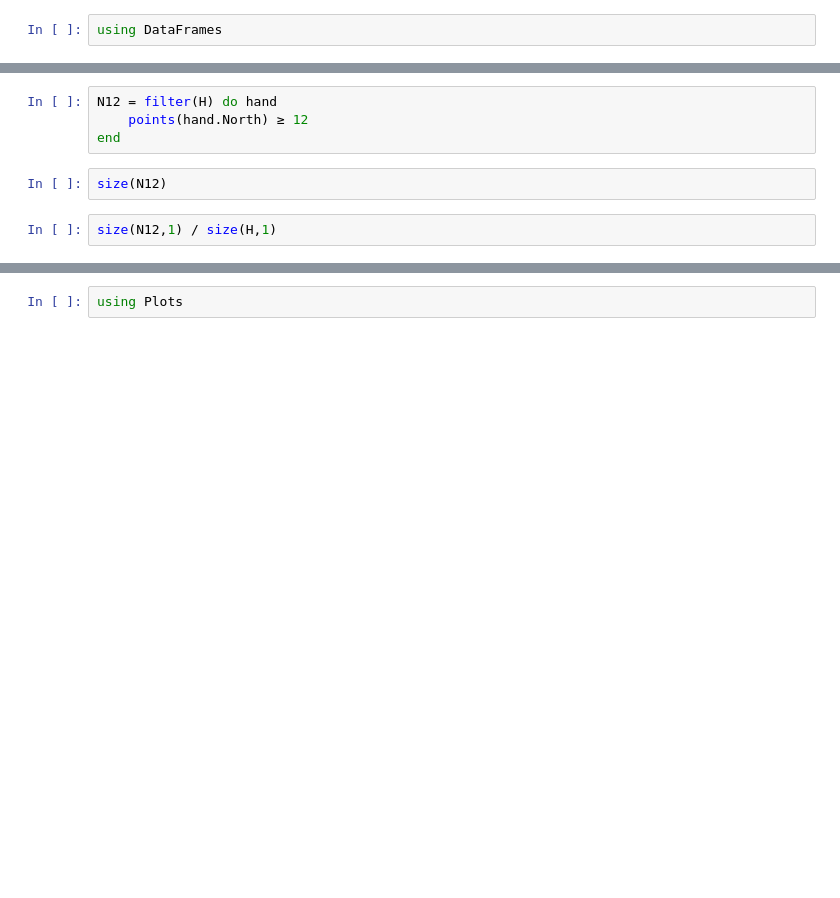
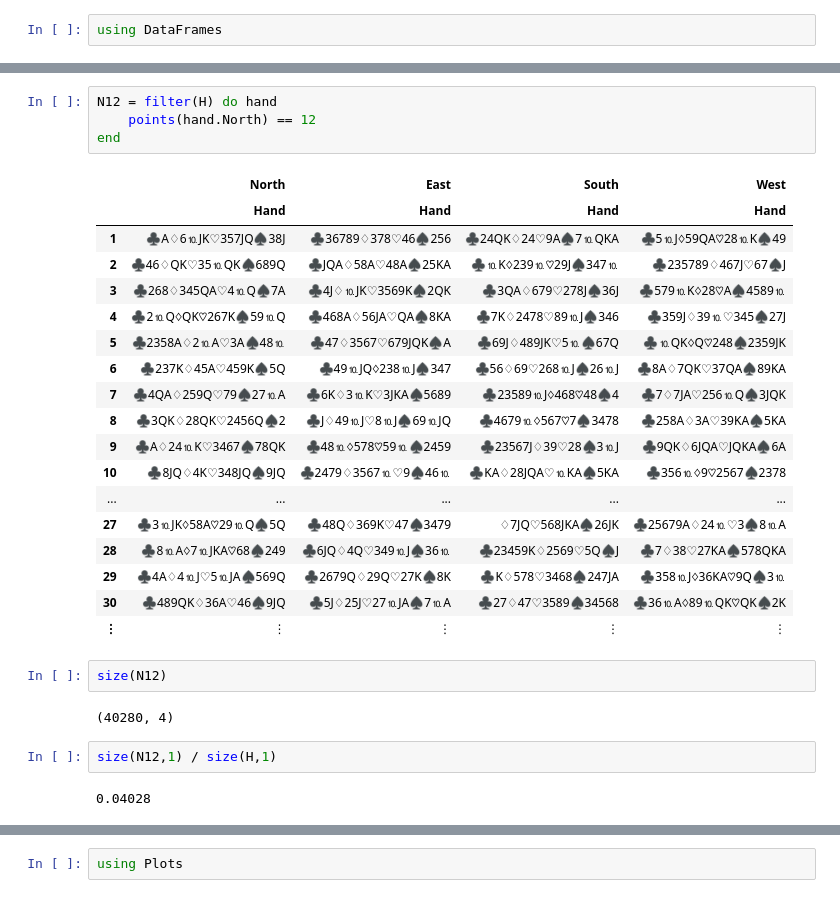
Before and after one commit to StefanKarpinski/JuliaIntroMSDSE, a Jupyter notebook: Cards.ipynb, the cells around one changed output, grey strips where cells are left out. Cells and saved outputs as stored; diff of their text form; blank space fills up the shorter version.

```diff
--- a/Cards.ipynb
+++ b/Cards.ipynb
@@ -17,11 +113,34 @@ H[1,:]
 # %%
 N12 = filter(H) do hand
-    points(hand.North) ≥ 12
+    points(hand.North) == 12
 end
+# %% [output]
+|  | North | East | South | West |
+|  | Hand | Hand | Hand | Hand |
+| 1 | ♣A♢6⒑JK♡357JQ♠38J | ♣36789♢378♡46♠256 | ♣24QK♢24♡9A♠7⒑QKA | ♣5⒑J♢59QA♡28⒑K♠49 |
+| 2 | ♣46♢QK♡35⒑QK♠689Q | ♣JQA♢58A♡48A♠25KA | ♣⒑K♢239⒑♡29J♠347⒑ | ♣235789♢467J♡67♠J |
+| 3 | ♣268♢345QA♡4⒑Q♠7A | ♣4J♢⒑JK♡3569K♠2QK | ♣3QA♢679♡278J♠36J | ♣579⒑K♢28♡A♠4589⒑ |
+| 4 | ♣2⒑Q♢QK♡267K♠59⒑Q | ♣468A♢56JA♡QA♠8KA | ♣7K♢2478♡89⒑J♠346 | ♣359J♢39⒑♡345♠27J |
+| 5 | ♣2358A♢2⒑A♡3A♠48⒑ | ♣47♢3567♡679JQK♠A | ♣69J♢489JK♡5⒑♠67Q | ♣⒑QK♢Q♡248♠2359JK |
+| 6 | ♣237K♢45A♡459K♠5Q | ♣49⒑JQ♢238⒑J♠347 | ♣56♢69♡268⒑J♠26⒑J | ♣8A♢7QK♡37QA♠89KA |
+| 7 | ♣4QA♢259Q♡79♠27⒑A | ♣6K♢3⒑K♡3JKA♠5689 | ♣23589⒑J♢468♡48♠4 | ♣7♢7JA♡256⒑Q♠3JQK |
+| 8 | ♣3QK♢28QK♡2456Q♠2 | ♣J♢49⒑J♡8⒑J♠69⒑JQ | ♣4679⒑♢567♡7♠3478 | ♣258A♢3A♡39KA♠5KA |
+| 9 | ♣A♢24⒑K♡3467♠78QK | ♣48⒑♢578♡59⒑♠2459 | ♣23567J♢39♡28♠3⒑J | ♣9QK♢6JQA♡JQKA♠6A |
+| 10 | ♣8JQ♢4K♡348JQ♠9JQ | ♣2479♢3567⒑♡9♠46⒑ | ♣KA♢28JQA♡⒑KA♠5KA | ♣356⒑♢9♡2567♠2378 |
+| ... | ... | ... | ... | ... |
+| 27 | ♣3⒑JK♢58A♡29⒑Q♠5Q | ♣48Q♢369K♡47♠3479 | ♢7JQ♡568JKA♠26JK | ♣25679A♢24⒑♡3♠8⒑A |
+| 28 | ♣8⒑A♢7⒑JKA♡68♠249 | ♣6JQ♢4Q♡349⒑J♠36⒑ | ♣23459K♢2569♡5Q♠J | ♣7♢38♡27KA♠578QKA |
+| 29 | ♣4A♢4⒑J♡5⒑JA♠569Q | ♣2679Q♢29Q♡27K♠8K | ♣K♢578♡3468♠247JA | ♣358⒑J♢36KA♡9Q♠3⒑ |
+| 30 | ♣489QK♢36A♡46♠9JQ | ♣5J♢25J♡27⒑JA♠7⒑A | ♣27♢47♡3589♠34568 | ♣36⒑A♢89⒑QK♡QK♠2K |
+| ⋮ | ⋮ | ⋮ | ⋮ | ⋮ |
 # %%
 size(N12)
+# %% [output]
+(40280, 4)
 # %%
 size(N12,1) / size(H,1)
+# %% [output]
+0.04028
 # %%
 filter(N12) do hand
     points(hand.East | hand.West) ≥ 24
```
Also changed, not shown: parts of 14 cells of this notebook, 1 other file.
